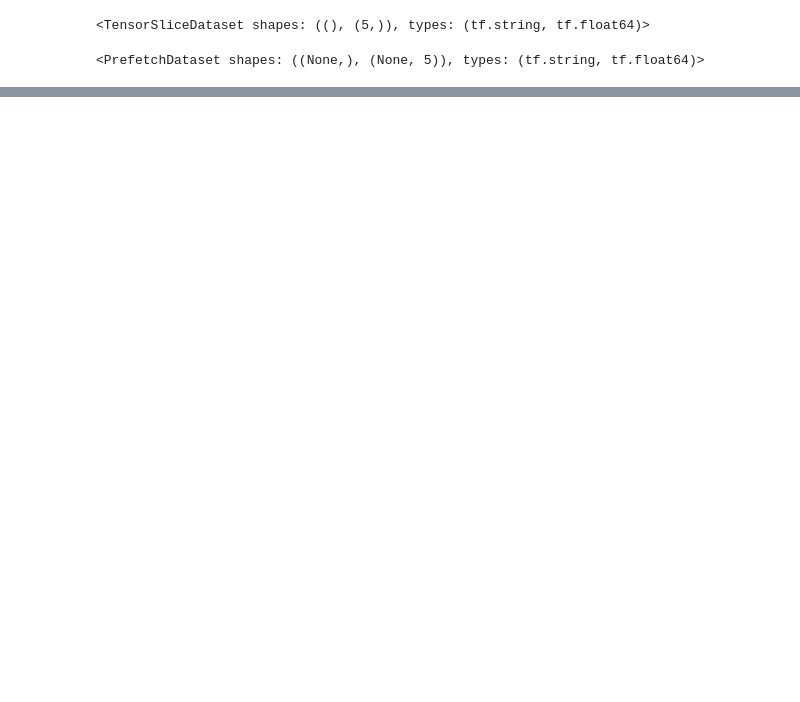
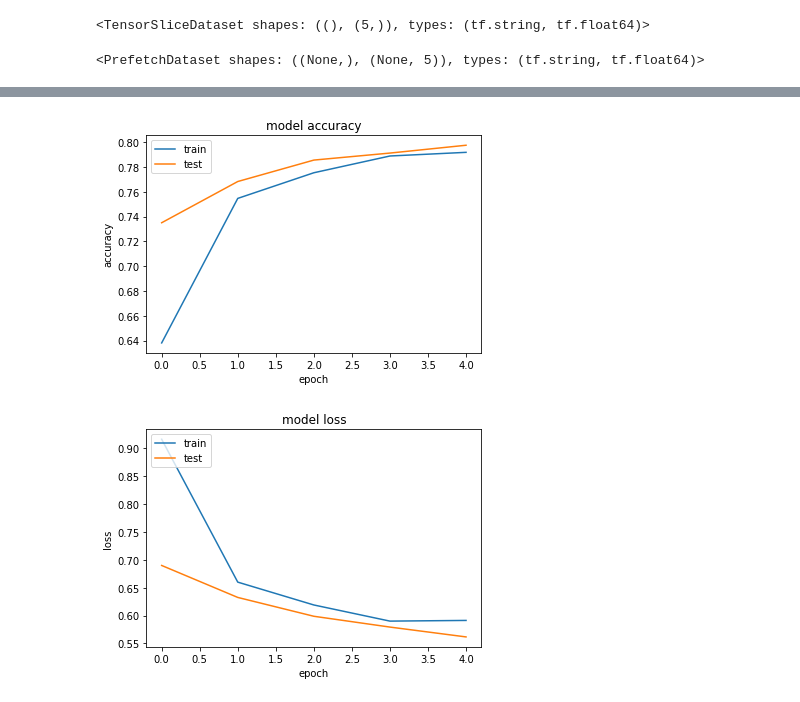
Before and after one commit to agbariaweaam/SkimLit_Project, a Jupyter notebook: SkimLit_Project.ipynb, the cells around one changed output, grey strips where cells are left out. Cells and saved outputs as stored; diff of their text form; code cells hidden in the pictures; blank space fills up the shorter version.

```diff
--- a/SkimLit_Project.ipynb
+++ b/SkimLit_Project.ipynb
@@ -287,10 +297,10 @@ token_embeddings = token_embed(text_vectors) # create embedding
 x = layers.Conv1D(64, kernel_size=5, padding="same", activation="relu")(token_embeddings)
 x = layers.GlobalAveragePooling1D()(x) # condense the output of our feature vector
 outputs = layers.Dense(num_classes, activation="softmax")(x)
-model_1 = tf.keras.Model(inputs, outputs)
+model_2 = tf.keras.Model(inputs, outputs)
 
 # Compile
-model_1.compile(loss="categorical_crossentropy", # if your labels are integer form (not one hot) use sparse_categorical_crossentropy
+model_2.compile(loss="categorical_crossentropy", # if your labels are integer form (not one hot) use sparse_categorical_crossentropy
                 optimizer=tf.keras.optimizers.Adam(),
                 metrics=["accuracy"])
 # %%
@@ -318,7 +328,7 @@ Non-trainable params: 0
 _________________________________________________________________
 # %%
 # Fit the model
-model_1_history = model_1.fit(train_dataset,
+model_2_history = model_2.fit(train_dataset,
                               steps_per_epoch=int(0.1 * len(train_dataset)), # only fit on 10% of batches for faster training time
                               epochs=5,
                               validation_data=valid_dataset,
@@ -336,0 +347,20 @@ Epoch 5/5
+# %%
+# summarize history for accuracy
+plt.plot(model_2_history.history['accuracy'])
+plt.plot(model_2_history.history['val_accuracy'])
+plt.title('model accuracy')
+plt.ylabel('accuracy')
+plt.xlabel('epoch')
+plt.legend(['train', 'test'], loc='upper left')
+plt.show()
+# summarize history for loss
+plt.plot(model_2_history.history['loss'])
+plt.plot(model_2_history.history['val_loss'])
+plt.title('model loss')
+plt.ylabel('loss')
+plt.xlabel('epoch')
+plt.legend(['train', 'test'], loc='upper left')
+plt.show()
+# %% [output]
+[figure, added]
+[figure, added]
```
Also changed, not shown: parts of 33 cells of this notebook.
